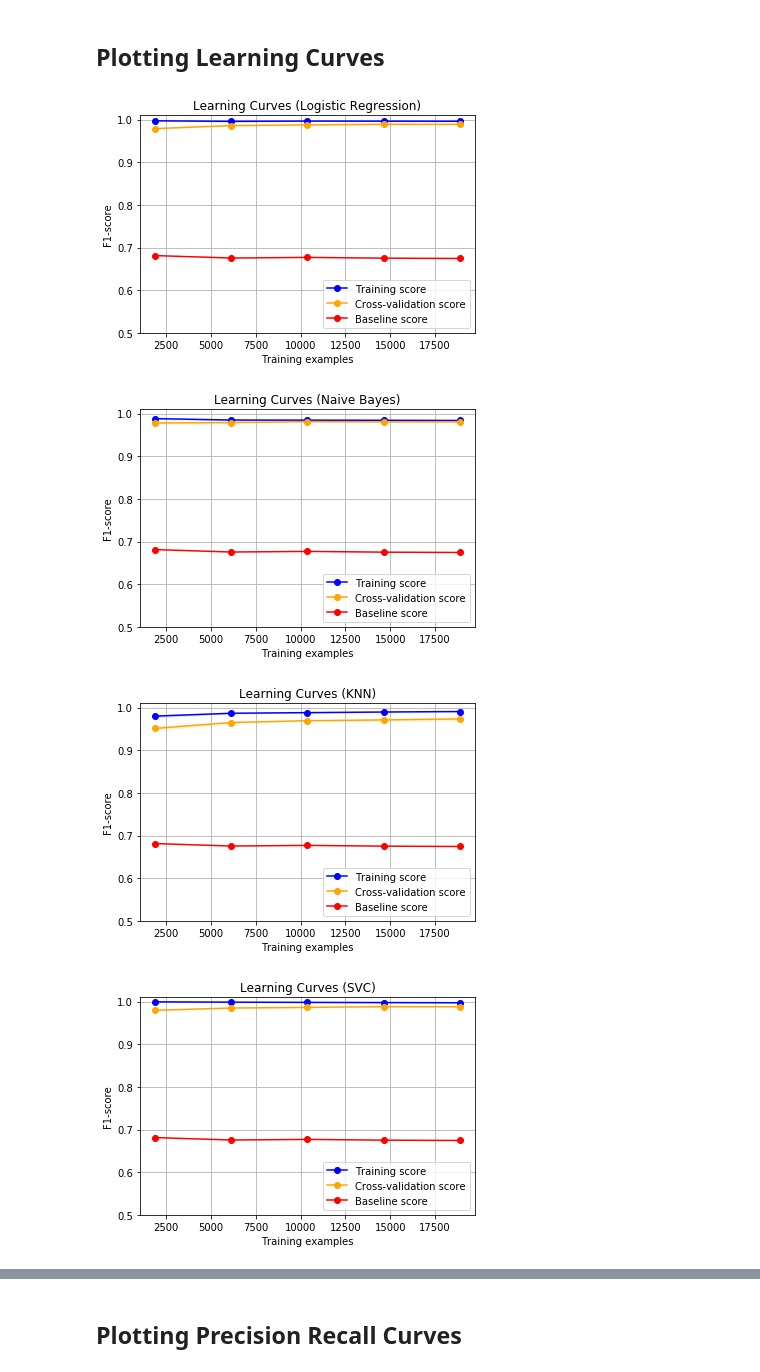
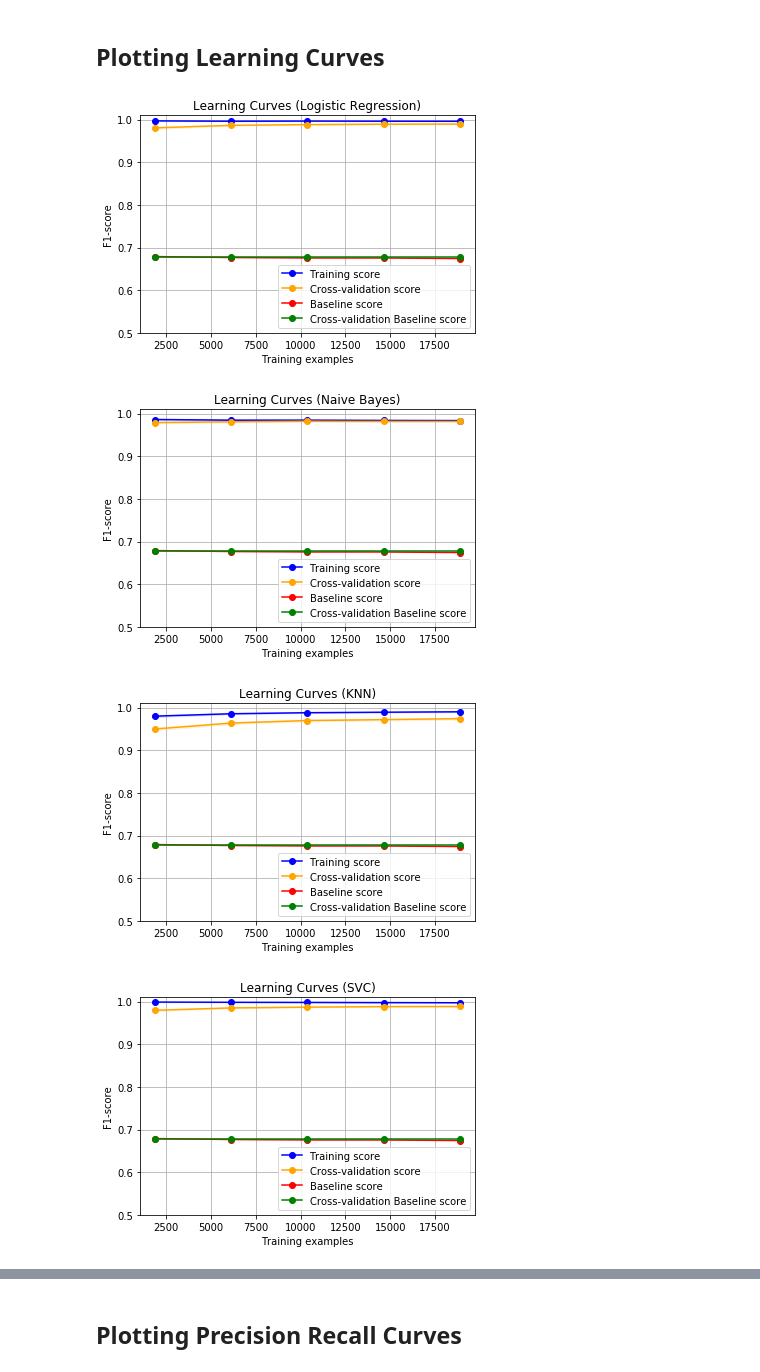
Before and after one commit to palasso/Assignment_2, a Jupyter notebook: Scikit_(Text_Classification).ipynb, the cells around one changed output, grey strips where cells are left out. Cells and saved outputs as stored; diff of their text form; code cells hidden in the pictures.

```diff
--- a/Scikit_(Text_Classification).ipynb
+++ b/Scikit_(Text_Classification).ipynb
@@ -387,35 +375,37 @@ def plot_learning_curve(estimator, title, X, y, ylim=None, cv=None,
     plt.plot(train_sizes, test_scores_mean, 'o-', color="orange",
              label="Cross-validation score")
 
     train_sizes, train_scores, test_scores = learning_curve(
         DummyClassifier(strategy='most_frequent'), X, y, cv=cv, n_jobs=n_jobs,scoring='f1', train_sizes=train_sizes)
     train_scores_mean = np.mean(train_scores, axis=1)
     train_scores_std = np.std(train_scores, axis=1)
     test_scores_mean = np.mean(test_scores, axis=1)
     test_scores_std = np.std(test_scores, axis=1)
 
     plt.plot(train_sizes, train_scores_mean, 'o-', color="r",
              label="Baseline score")
+    plt.plot(train_sizes, test_scores_mean, 'o-', color="green",
+             label="Cross-validation Baseline score")
 
     plt.legend(loc="lower right")
     return plt
 
 
 X, y = X_train_tfidf,y_train
 
 estimators = {'Logistic Regression':LogisticRegression(penalty='l2',solver='lbfgs' , C=3.873),
               'Naive Bayes':MultinomialNB(), 'KNN':KNeighborsClassifier(n_neighbors=2, p=2, n_jobs=-1),
              'SVC':svm.SVC(kernel='linear', C=2),
              'LGBM Classifier':LGBMClassifier(n_estimators=2600, num_leaves=10, colsample_bytree=0.05,
                              subsample=0.2,max_depth=5,reg_alpha=0.35,reg_lambda=0.2,min_split_gain=0.05),
              'Stacked Classifiers': StackingAveragedModels(base_models = (LGBM, SVC), meta_model = logistic)}
 
 for (name,estimator) in estimators.items():
-    cv = ShuffleSplit(n_splits=2, test_size=0.2, random_state=0)
+    cv = ShuffleSplit(n_splits=5, test_size=0.2, random_state=0)
     plot_learning_curve(estimator, name, X, y, ylim=(0.5, 1.01), cv=cv, n_jobs=-1)
     plt.show()
 # %% [output]
-[figure, old version]
+[figure, new version]
-[figure, old version]
+[figure, new version]
-[figure, old version]
+[figure, new version]
-[figure, old version]
+[figure, new version]
```
Also changed, not shown: parts of 2 cells of this notebook.
